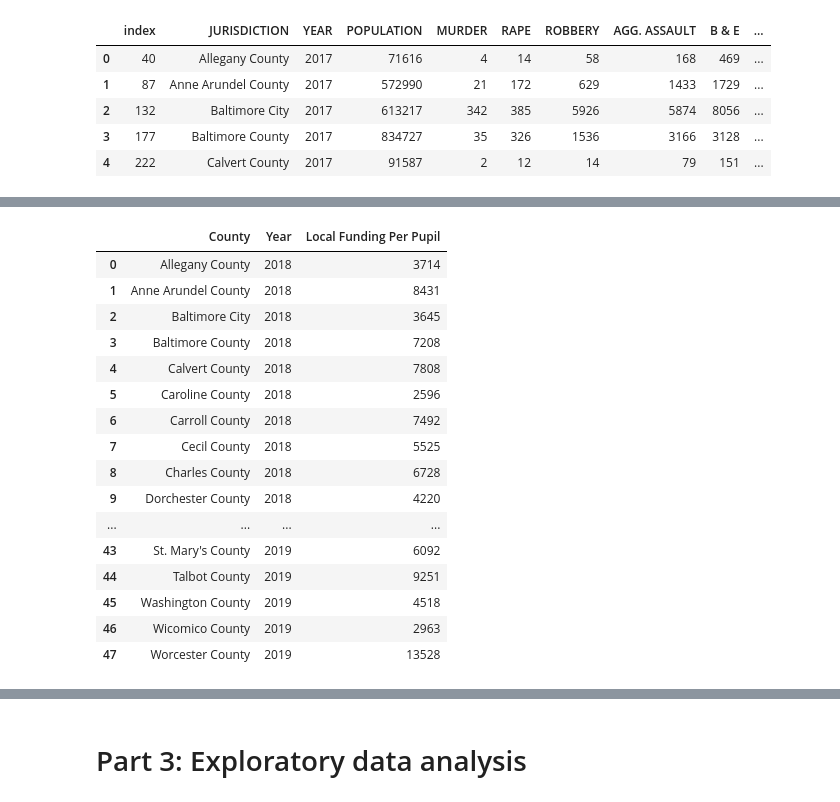
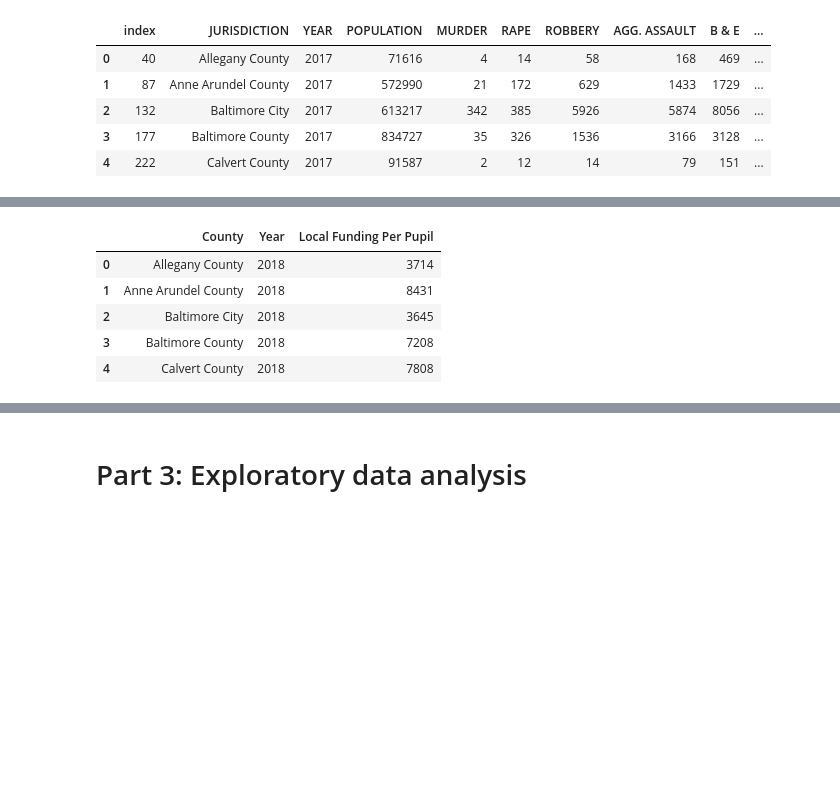
Before and after one commit to lgmueller/lgmueller.github.io, a Jupyter notebook: final-project/final-project.ipynb, the cells around one changed output, grey strips where cells are left out. Cells and saved outputs as stored; diff of their text form; code cells hidden in the pictures; blank space fills up the shorter version.

```diff
--- a/final-project/final-project.ipynb
+++ b/final-project/final-project.ipynb
@@ -191,27 +187,16 @@ income_df.head()
 # %%
 # FUNDING DATA CLEANUP
 
 funding_data = funding_data.sort_values(by=['Year', 'County'])
 funding_data.reset_index(inplace=True)
 funding_df = funding_data
 funding_df = funding_df.drop(columns = ['index'])
 
-funding_df
+funding_df.head()
 # %% [output]
 |  | County | Year | Local Funding Per Pupil |
 | 0 | Allegany County | 2018 | 3714 |
 | 1 | Anne Arundel County | 2018 | 8431 |
 | 2 | Baltimore City | 2018 | 3645 |
 | 3 | Baltimore County | 2018 | 7208 |
 | 4 | Calvert County | 2018 | 7808 |
-| 5 | Caroline County | 2018 | 2596 |
-| 6 | Carroll County | 2018 | 7492 |
-| 7 | Cecil County | 2018 | 5525 |
-| 8 | Charles County | 2018 | 6728 |
-| 9 | Dorchester County | 2018 | 4220 |
-| ... | ... | ... | ... |
-| 43 | St. Mary's County | 2019 | 6092 |
-| 44 | Talbot County | 2019 | 9251 |
-| 45 | Washington County | 2019 | 4518 |
-| 46 | Wicomico County | 2019 | 2963 |
-| 47 | Worcester County | 2019 | 13528 |
```
Also changed, not shown: parts of 15 cells of this notebook.
